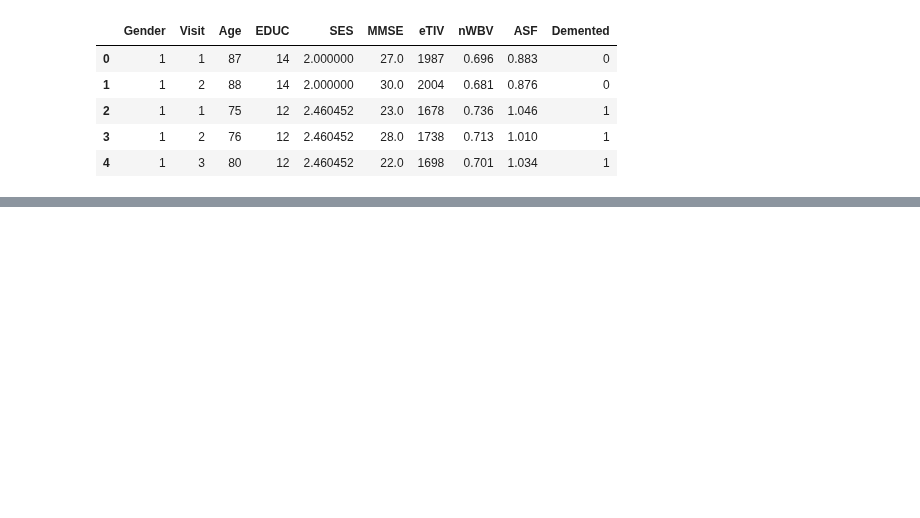
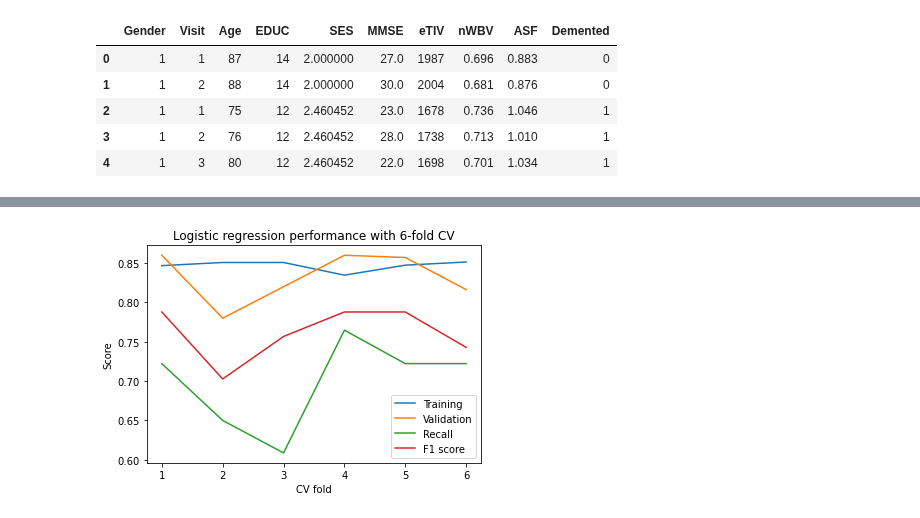
Before and after one commit to hakav/dementia-detection, a Jupyter notebook: MLproject.ipynb, the cells around one changed output, grey strips where cells are left out. Saved outputs shown, nothing was run; the diff lists cells and outputs as text; code cells hidden in the pictures; blank space fills up the shorter version.

```diff
--- a/MLproject.ipynb
+++ b/MLproject.ipynb
@@ -126,0 +176,10 @@ plt.tight_layout()
+# %%
+t = [i+1 for i in range(6)]
+plt.plot(t, training_accuracy, t, validation_accuracy, t, recall_scores, t, f1scores)
+plt.legend(['Training', 'Validation', 'Recall', 'F1 score'], loc='lower right')
+plt.title('Logistic regression performance with 6-fold CV')
+plt.xlabel('CV fold')
+plt.ylabel('Score')
+plt.show()
+# %% [output]
+[figure, added]
```
Also changed, not shown: parts of 7 cells of this notebook.
